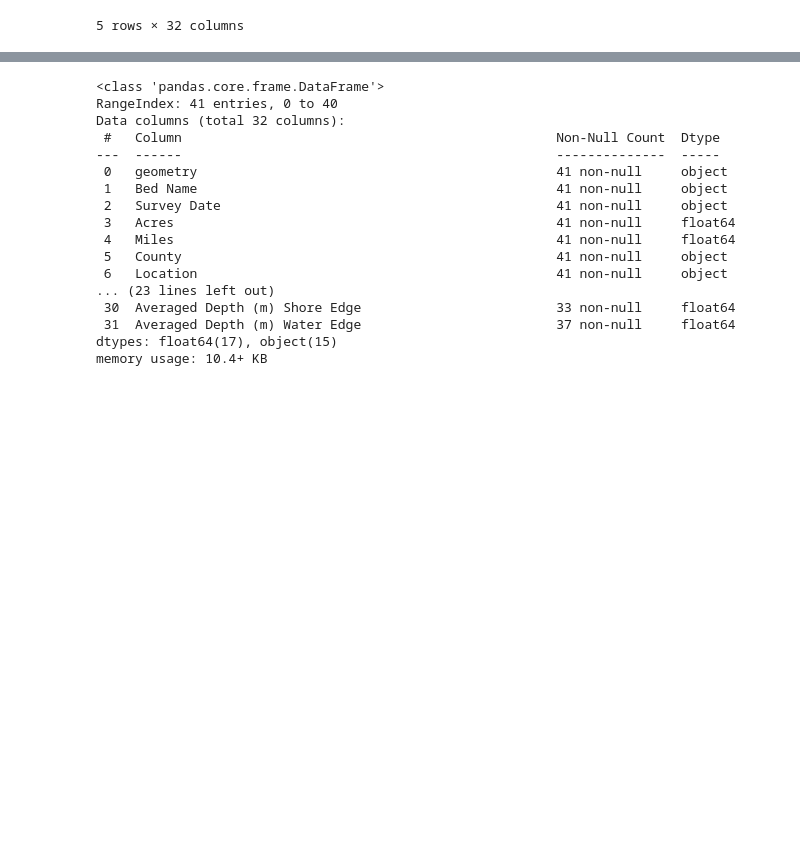
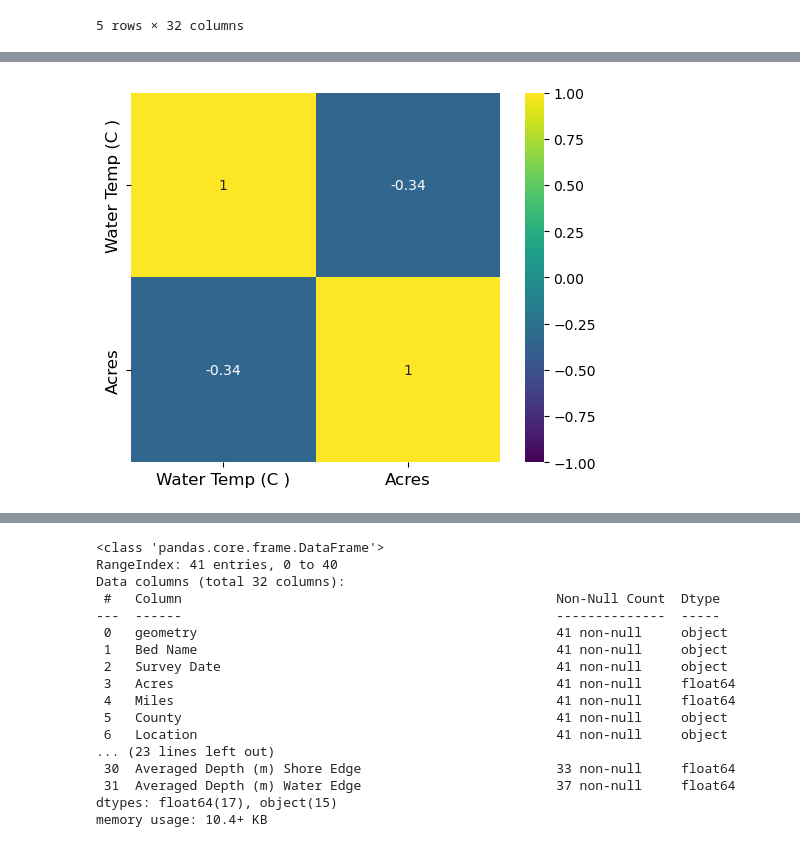
Before and after one commit to sgolden3/Project-One-Data-5100, a Jupyter notebook: kelp.ipynb, the cells around one changed output, grey strips where cells are left out. Cells and saved outputs as stored; diff of their text form; code cells hidden in the pictures; blank space fills up the shorter version.

```diff
--- a/kelp.ipynb
+++ b/kelp.ipynb
@@ -23,0 +97,17 @@ df.head()
+# %%
+predictor_variables = ['Water Temp (C )']
+
+numerical_predictors = df2[predictor_variables].select_dtypes(include='number').columns.to_list()
+
+corr_matrix = df2[numerical_predictors + ["Acres"]].corr()
+
+
+sns.heatmap(
+    corr_matrix, vmax=1, vmin=-1, square=True, annot=True, cmap="viridis"
+)
+
+plt.tick_params(labelsize=12)
+
+plt.show()
+# %% [output]
+[figure, added]
```
Also changed, not shown: parts of 15 cells of this notebook.
